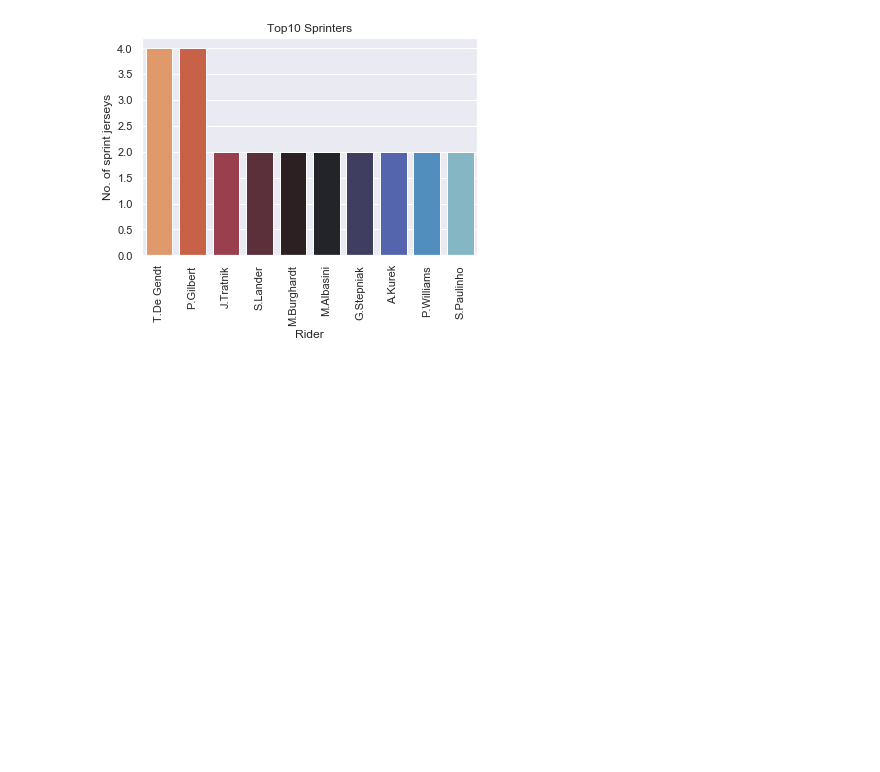
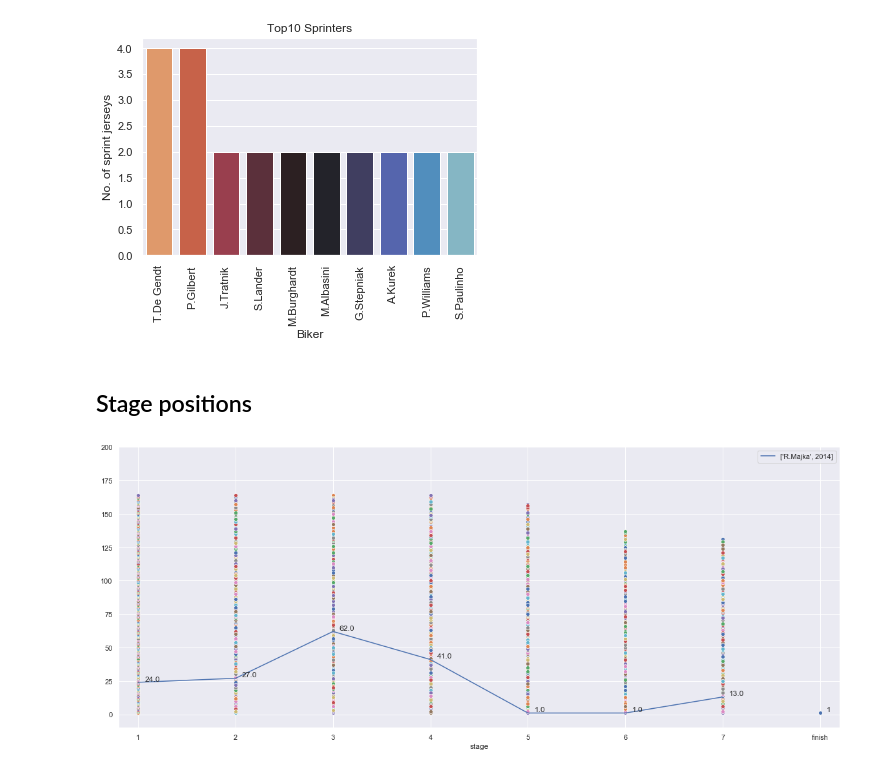
Before and after one commit to norbertstrzelecki/tour_de_pologne_top10, a Jupyter notebook: tdp_2_3_data_statistics_visualization.ipynb, the cells around one changed output. Drawn from its saved outputs; the diff is of its cells as text; code cells hidden in the pictures; blank space fills up the shorter version.

```diff
--- a/tdp_2_3_data_statistics_visualization.ipynb
+++ b/tdp_2_3_data_statistics_visualization.ipynb
@@ -35,5 +35,6 @@ biker_stats = pd.read_csv('preprocessed/pre_biker_stats.csv', index_col=0)
 biker_by_stage = pd.read_csv('preprocessed/pre_biker_by_stage.csv', index_col=0)
 stage_results = pd.read_csv('preprocessed/pre_stages.csv', index_col=False)
 stage_class = pd.read_csv('preprocessed/pre_stages_summary.csv', index_col=False)
+stage_positions = pd.read_csv('preprocessed/pre_stage_positions.csv', index_col=False)
 # %% [markdown]
 # Statistics
@@ -202,3 +210,5 @@ top10_jerseys_barplot('sprint', 'Sprinters')
 8   P.Williams  Great Britain               2
 9   S.Paulinho       Portugal               2
 [figure]
+# %% [markdown]
+## Stage positions
@@ -204,0 +219,32 @@ top10_jerseys_barplot('sprint', 'Sprinters')
+# %%
+biker = 'R.Majka'
+
+fig = plt.figure(figsize=(20,8))
+ax = fig.add_subplot(111)
+
+for year in np.arange(2014, 2015):
+
+    x = stage_positions[stage_positions['year']==year]
+    y = biker_class[(biker_class['year']==year) & (biker_class['name']==biker) & (biker_class['stage']==7)]
+
+    if ((stage_positions['year']==year) & (stage_positions[biker].isnull())).any():
+        continue
+    else:
+        ax = sns.lineplot(x='stage', y=biker, data=x, label=[biker, year])
+        ax = sns.scatterplot(x=8, y='gc', data=y)
+        for biker_ in [b for b in stage_positions.columns[7:]]:
+            ax = sns.scatterplot(x='stage', y=biker_, data=x, label='')
+
+        ax.annotate(str(y['gc'].values[0]), xy=(8,y['gc']), xytext=(10,2), textcoords='offset points')
+        for i,j in zip(x['stage'],x[biker]):
+            ax.annotate('%s' %j, xy=(i,j), xytext=(10,2), textcoords='offset points')
+
+
+plt.xticks(np.arange(9), ('0','1','2','3','4','5','6','7','finish'), rotation=0)
+plt.ylabel('')
+plt.ylim(-10,200)
+plt.xlim(0.8,8.2)
+# plt.legend()
+plt.show()
+# %% [output]
+[figure, added]
```
Also changed, not shown: parts of 16 cells of this notebook.
